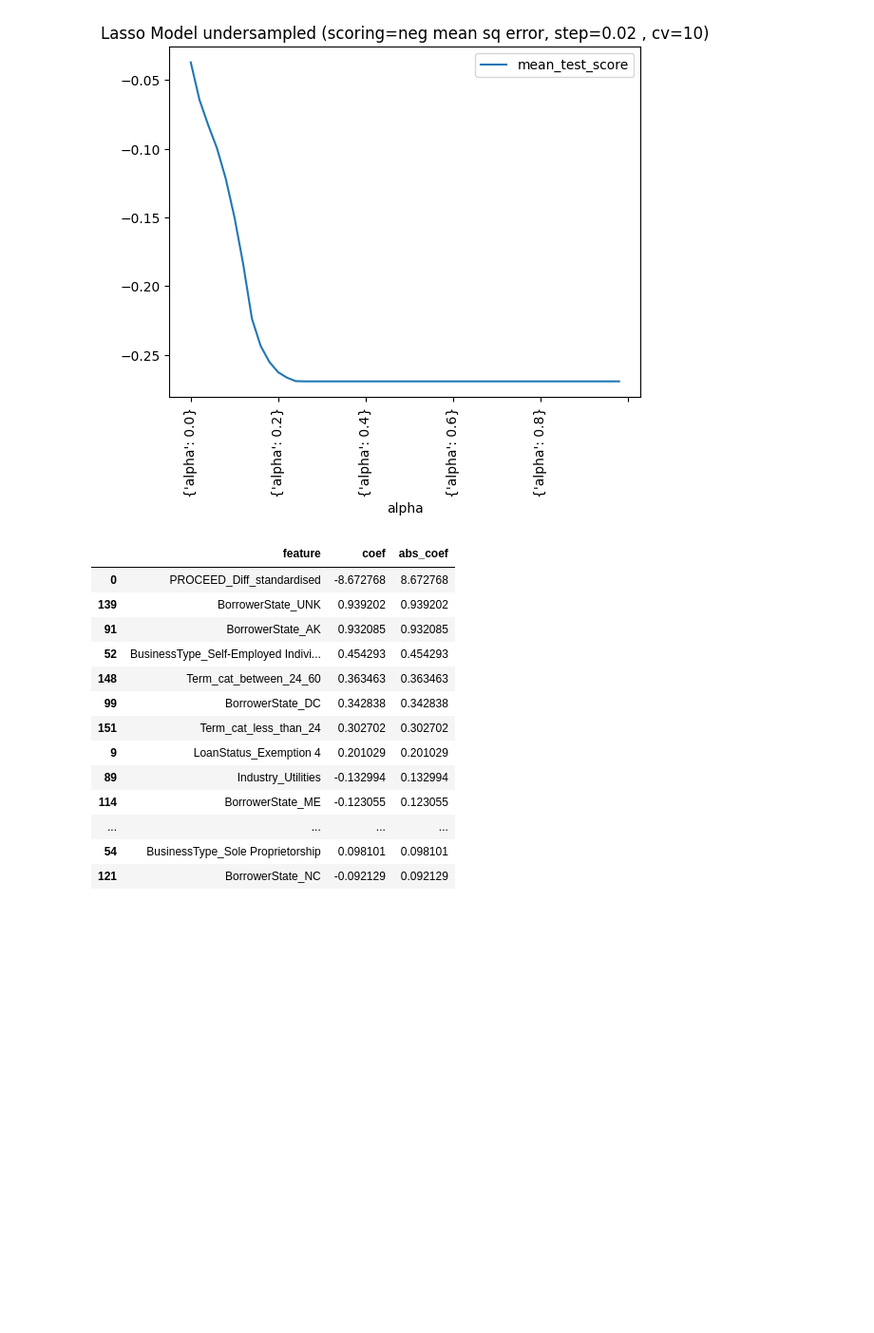
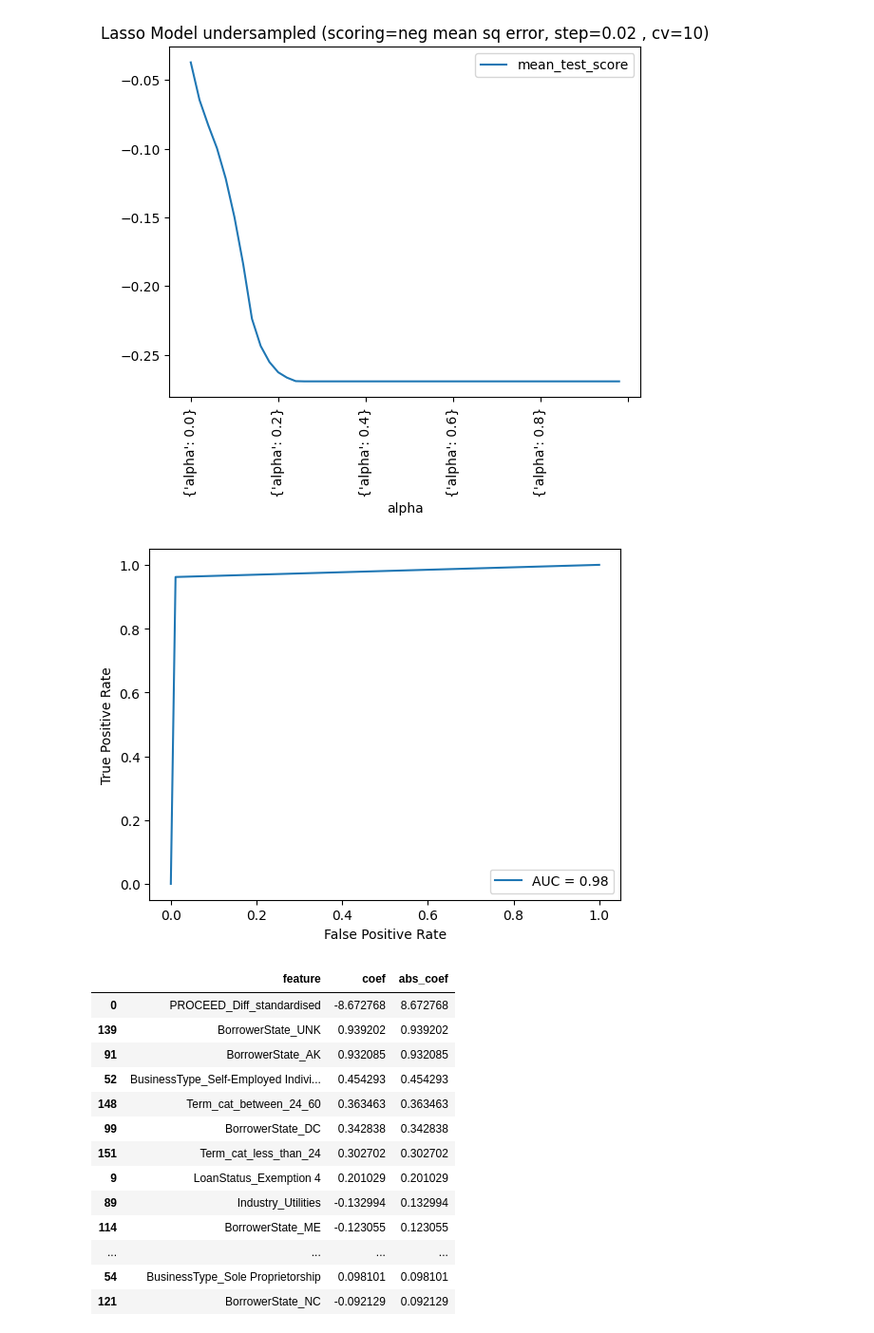
Before and after one commit to SongaZonga/ppp_fraud_pred, a Jupyter notebook: ridge_classifier_and_lasso/ridgeclassification_lasso_models.ipynb, the cells around one changed output. Shown: that part at 95% size. Saved outputs shown, nothing was run; the diff lists cells and outputs as text; code cells hidden in the pictures; blank space fills up the shorter version.

```diff
--- a/ridge_classifier_and_lasso/ridgeclassification_lasso_models.ipynb
+++ b/ridge_classifier_and_lasso/ridgeclassification_lasso_models.ipynb
@@ -829,6 +811,10 @@ plt.xlabel('alpha')
 plt.show()
 # %% [output]
 [figure]
+# %%
+plot_score_roc_auc(y_pred_binary)
+# %% [output]
+[figure, added]
 # %%
 # top 20 feature coefficients
 feature_coef = pd.DataFrame({'feature':lasso_model2.feature_names_in_,'coef':lasso_model2.best_estimator_.coef_})
```
Also changed, not shown: parts of 15 cells of this notebook, 5 other files.
